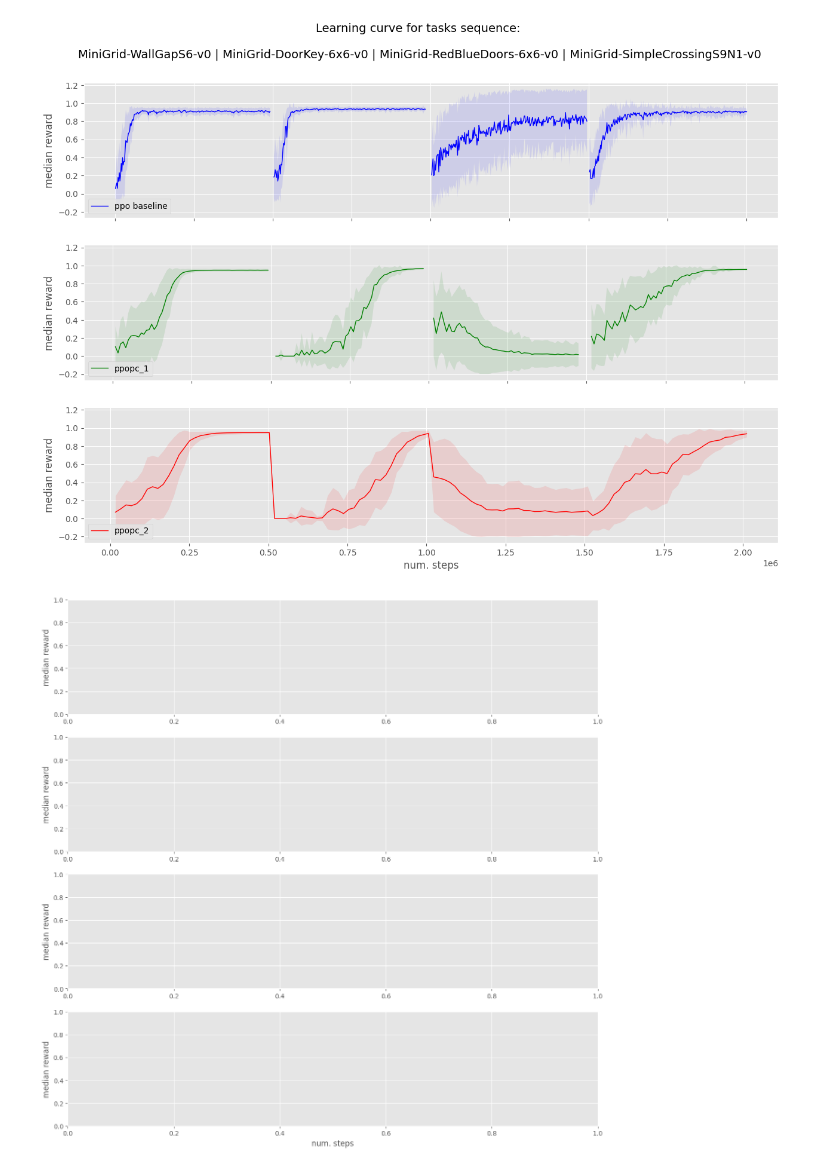
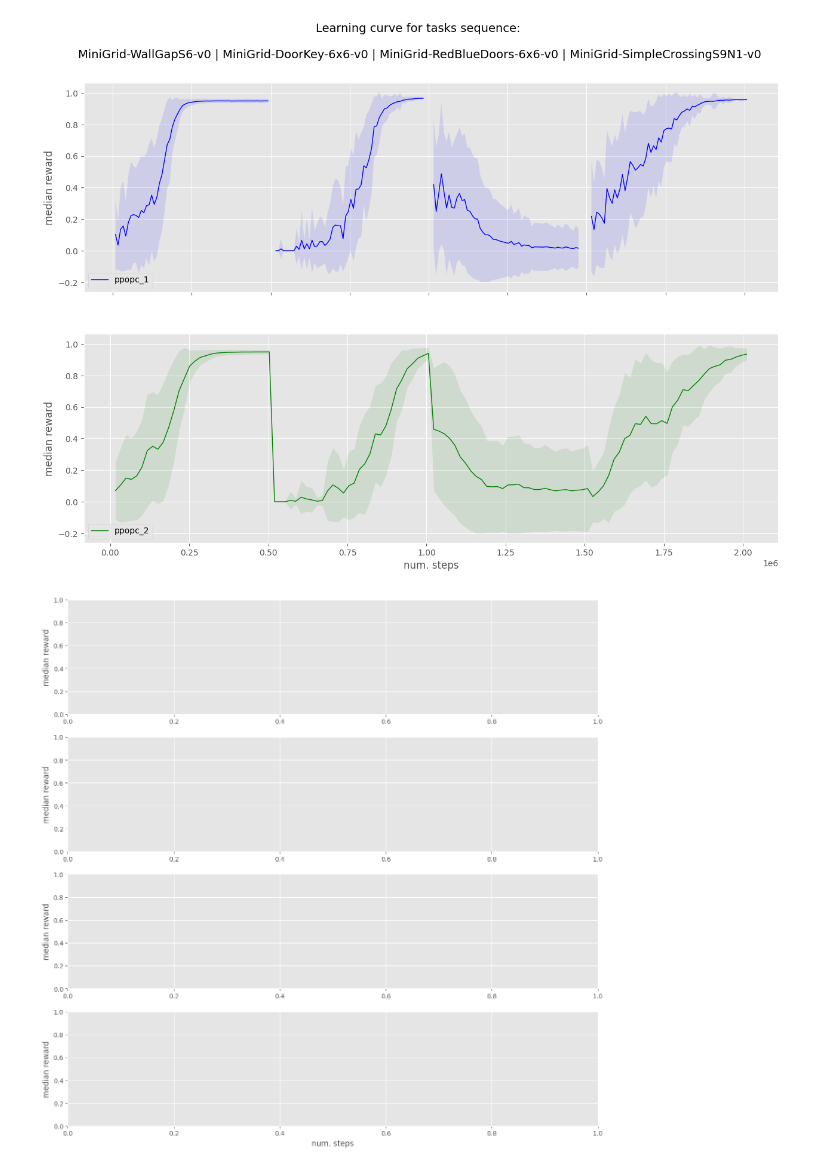
Before and after one commit to ibagur/tfm-experiments, a Jupyter notebook: policy-consolidation/test_experiment_plots.ipynb, the cells around one changed output. Saved outputs shown, nothing was run; the diff lists cells and outputs as text; code cells hidden in the pictures.

```diff
--- a/policy-consolidation/test_experiment_plots.ipynb
+++ b/policy-consolidation/test_experiment_plots.ipynb
@@ -72,7 +72,8 @@ experiment = experiments[0][1]
 tasks_sequence = experiments[0][2]
 
 steps = '500000'
-approaches = ['ppo', 'ppopc_1', 'ppopc_2']
+#approaches = ['ppo', 'ppopc_1', 'ppopc_2']
+approaches = ['ppopc_1', 'ppopc_2']
 stage = 'train'
 seeds = [123456, 789012, 345678]
 
@@ -95,7 +96,7 @@ task_updates = 96 / len(tasks_sequence)
 # Main plot settings
 plt.style.use('ggplot')
 #color = iter(plt.cm.Set2(np.linspace(0, 1, len(approaches))))
-color = iter(['b','g','r'])
+color = iter(['b','g'])
 #color = iter(['b', 'g', 'r', 'y', 'm', 'c'])
 fig_train, axs_train = plt.subplots(len(approaches), sharey=True, figsize=(15, 10))
 fig_eval, axs_eval = plt.subplots(len(tasks_sequence), sharey=True, figsize=(15, 15))
@@ -122,32 +123,32 @@ for n, approach in enumerate(approaches):
 
         train_dir = os.path.join("./storage/", log_name)
         event_file = os.path.join(train_dir, sorted_listdir(train_dir)[0])
         reader = SummaryReader(event_file, pivot=True)
         df = reader.scalars
         df['rreturn_mean'] = pd.to_numeric(df['rreturn_mean'], errors='coerce')
         df['rreturn_std'] = pd.to_numeric(df['rreturn_std'], errors='coerce')
         df_mean_std = df[['step', 'rreturn_mean', 'rreturn_std']]
         results_dict['approach'][approach][stage]['data'].append(df_mean_std)
         # Check if last seed data has been reached and process the data
         if seed == seeds[-1]:
             df_list = results_dict['approach'][approach][stage]['data']
             df_all = pd.concat(df_list)
             df_all_median = pd.concat(df_list).groupby(['step'])['rreturn_mean'].median().reset_index()
             df_merged = df_all_median.merge(df_all[['rreturn_mean','rreturn_std']].drop_duplicates('rreturn_mean'), how='left', on='rreturn_mean')
             results_dict['approach'][approach][stage]['merged'] = df_merged
             fig_train.suptitle('Learning curve for tasks sequence: '+'\n\n'+results_dict['sequence'], fontsize=14)
             ax = axs_train[n]
             start = 0
             make_plots(ax, df_merged, approach, c, start)
 
 for ax in axs_train.flat:
     ax.set(xlabel='num. steps', ylabel='median reward')
     ax.label_outer()
 
 for i, ax in enumerate(axs_eval.flat):
     ax.set(ylabel='median reward')
     if i == len(tasks_sequence)-1 :
         ax.set(xlabel='num. steps')
 # %% [output]
-[figure, old version]
+[figure, new version]
 [figure]
```
Also changed, not shown: 1 other file.
